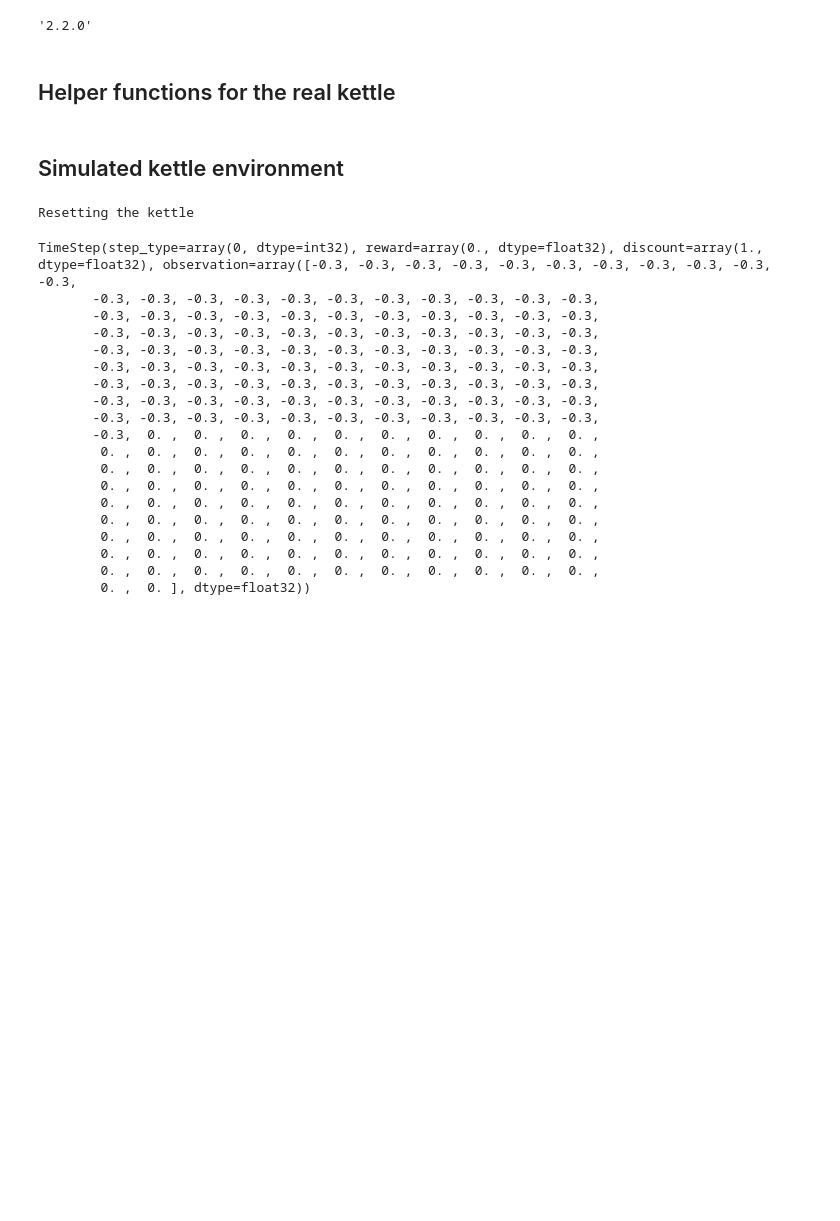
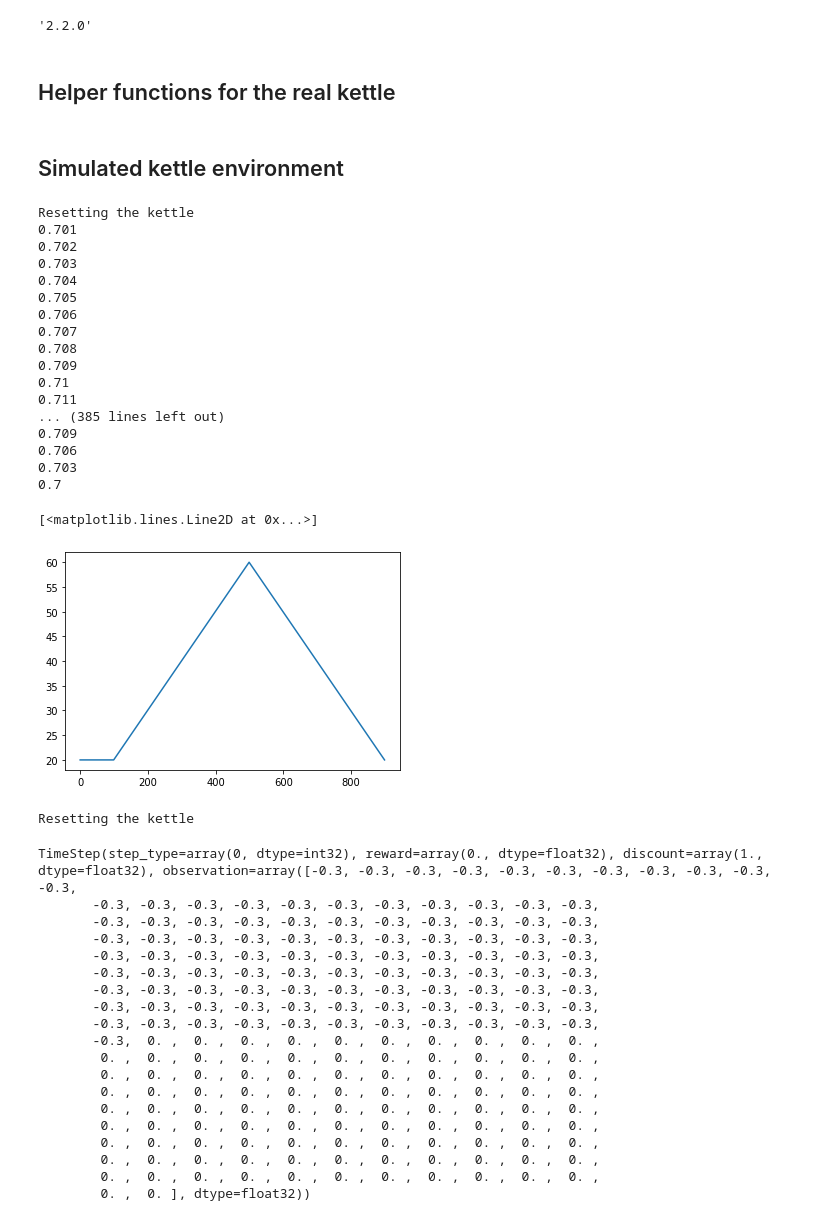
Before and after one commit to benjamind2330/LearntKettle, a Jupyter notebook: train_kettle.ipynb, the cells around one changed output. Saved outputs shown, nothing was run; the diff lists cells and outputs as text; code cells hidden in the pictures; blank space fills up the shorter version.

```diff
--- a/train_kettle.ipynb
+++ b/train_kettle.ipynb
@@ -166,6 +166,7 @@ class SimulatedKettleEnv(py_environment.PyEnvironment):
     self.water_history = [self.temperature_water]*self.action_history_seconds
     self.action_history = [0.0]*self.action_history_seconds # pretend we did not do anything for a while
 
+    self._update_state()
 
 
     self._episode_ended = False
@@ -178,24 +179,13 @@ class SimulatedKettleEnv(py_environment.PyEnvironment):
 
     # TODO implement a better mathematical model, such as this one: https://www.ijesm.co.in/uploads/68/5720_pdf.pdf
     if action == 1:
-        self.temperature_rod += 0.9
+        self.temperature_water += 0.1
     elif action == 0:
         # don't do anything, rod will cool down anyways
-        pass
+        self.temperature_water -= 0.1
     else:
       raise ValueError('`action` should be 0 or 1.')
 
-
-    # Model the heat dissipation to the environment
-    diff_temp = self.temperature_rod-self.temperature_water
-
-    # I guess the rod holds quite a lot of energy and we have a small water basin (a.k.a. my setup at home)
-    # would be great to infer these parameters and make a better model
-    self.temperature_water += diff_temp*0.1
-    self.temperature_rod -= diff_temp*0.05
-
-    diff_water_air = self.temperature_water - 20.0
-    self.temperature_water -= diff_water_air*0.01 # very slowly dissipate the heat
 
     # Add the temperature of the water and the performed action
     self.water_history.append(self.temperature_water)
@@ -203,7 +193,7 @@ class SimulatedKettleEnv(py_environment.PyEnvironment):
 
     self._update_state()
 
-    # TODO Very ugly way to get the temperature to 30 degrees...
+    # TODO Very ugly way to get the temperature to set_temp degrees...
 #     print("Current temp", self.temperature_water, ' action was ', action)
     current_temp = self.temperature_water - self.set_temperature
 
@@ -214,7 +204,7 @@ class SimulatedKettleEnv(py_environment.PyEnvironment):
     else:
         given_reward = 1.0-0.03*abs(current_temp)
 
-    if self.temperature_water > 90.0:
+    if self.temperature_water > 90.0 or self.temperature_water < 0.0:
         # This is too hot, better cool down a bit
         self._episode_ended = True
         return ts.termination(np.array(self._state, dtype=np.float32), given_reward)
@@ -225,6 +215,35 @@ if USE_SIMULATION:
     env = SimulatedKettleEnv()
 else:
     env = KettleEnv()
+# %%
+ket = SimulatedKettleEnv()
+ket.reset()
+for i in range(400):
+    result = ket.step(1)
+    print(result.reward)
+for i in range(400):
+    result = ket.step(0)
+plt.plot(ket.water_history)
+# %% [output]
+Resetting the kettle
+0.701
+0.702
+0.703
+0.704
+0.705
+0.706
+0.707
+0.708
+0.709
+0.71
+0.711
+... (385 lines left out)
+0.709
+0.706
+0.703
+0.7
+[<matplotlib.lines.Line2D at 0x...>]
+[figure, added]
 # %%
 env.reset()
 # %% [output]
```
Also changed, not shown: parts of 4 cells of this notebook.
